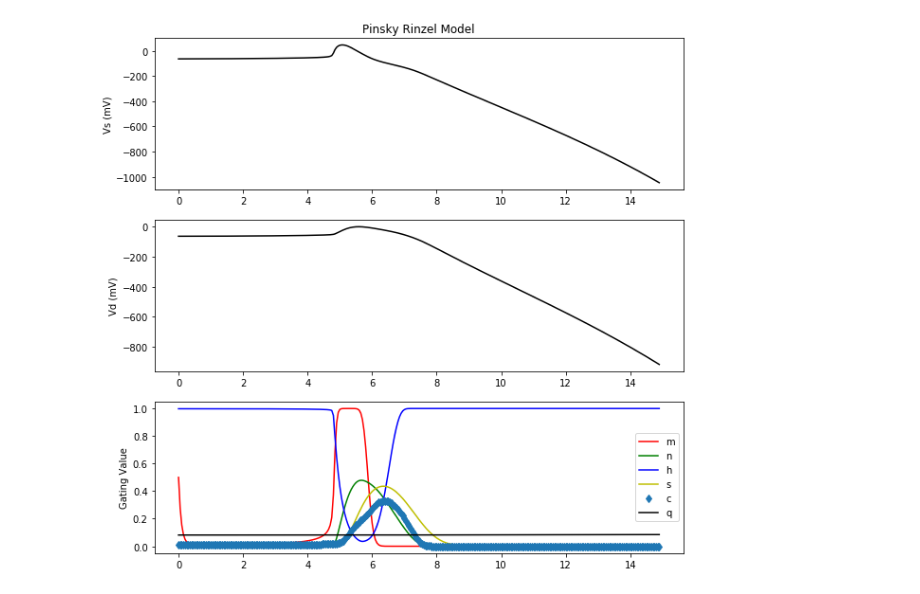
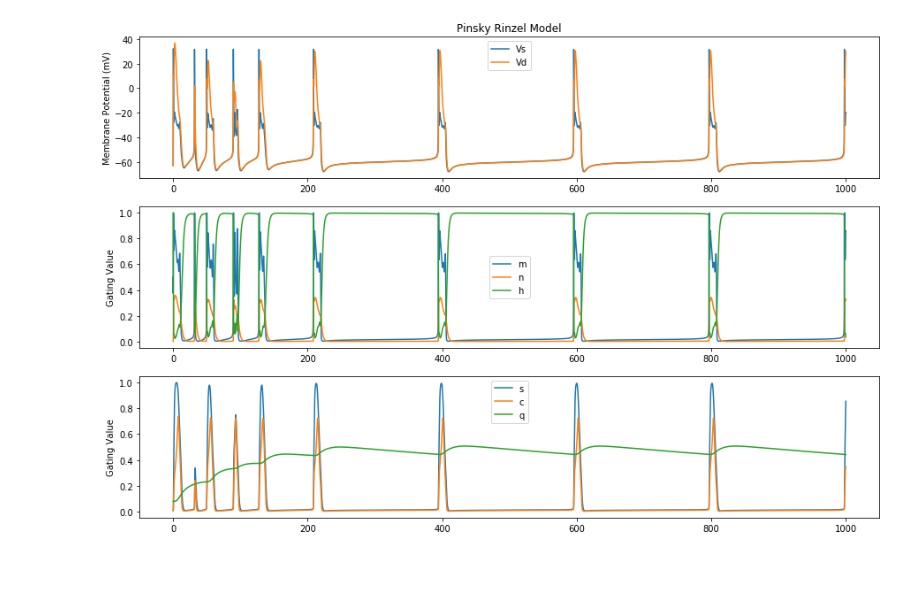
Before and after one commit to vaibhavi5/CA3, a Jupyter notebook: PinskyRinzel.ipynb, the cells around one changed output. Cells and saved outputs as stored; diff of their text form; code cells hidden in the pictures; blank space fills up the shorter version.

```diff
--- a/PinskyRinzel.ipynb
+++ b/PinskyRinzel.ipynb
@@ -4,10 +4,6 @@ import scipy as sp
 from scipy.integrate import odeint, solve_ivp
 import matplotlib.pyplot as plt
 # %%
-tmin = 0
-tmax = 10000
-dt = 0.05
-
 #Constants
 Gna = 30
 Gkdr = 15
@@ -21,10 +17,10 @@ Vk = -75
 Vca = 80
 Vl = -60
 p = 0.5
-#Ca =
-Cm = 3
+Ca = 0.21664282
+Cm = 1
 
-Isapp = 0.3
-Idapp = 0
+Isapp = 0
+Idapp = 2.5
 # %%
 #Alpha and Beta functions and Chi
@@ -116,40 +118,37 @@ def dVdt(V, t):
 
     return dvsdt, dvddt, dmdt, dndt, dhdt, dsdt, dcdt, dqdt, dCadt
 # %%
+tmin, tmax, dt = 0, 1000, 0.01
 T = np.arange(tmin,tmax,dt)
+
 V0 = [-62.89223689, -62.98248752, 0.5, 0.00068604, 0.99806345, 0.01086703, 0.00809387, 0.0811213, 0.21664282] #Initital values need to be feeded
 sol = odeint(dVdt, V0, T)
 # %%
-Vs = sol[:,0]
-Vd = sol[:,1]
-m = sol[:,2]
-n = sol[:,3]
-h = sol[:,4]
-s = sol[:,5]
-c = sol[:,6]
-q = sol[:,7]
+Vs, Vd, m, n, h, s, c, q, Ca = sol.T
 
-plt.figure(figsize=(10, 10))
+plt.figure(figsize=(15, 10))
 
 plt.subplot(3,1,1)
 plt.title('Pinsky Rinzel Model')
-plt.plot(T, Vs, 'k')
-plt.ylabel('Vs (mV)')
+plt.plot(T, Vs, label = 'Vs')
+plt.plot(T, Vd, label = 'Vd')
+plt.ylabel('Membrane Potential (mV)')
+plt.legend()
 
 plt.subplot(3,1,2)
-plt.plot(T, Vd, 'k')
-plt.ylabel('Vd (mV)')
+plt.plot(T, m, label='m')
+plt.plot(T, n, label='n')
+plt.plot(T, h, label='h')
+plt.ylabel('Gating Value')
+plt.legend()
 
 plt.subplot(3,1,3)
-plt.plot(T, m, 'r', label='m')
-plt.plot(T, n, 'g', label='n')
-plt.plot(T, h, 'b', label='h')
-plt.plot(T, s, 'y', label='s')
-plt.plot(T, c, 'd', label='c')
-plt.plot(T, q, 'k', label='q')
+plt.plot(T, s, label='s')
+plt.plot(T, c, label='c')
+plt.plot(T, q, label='q')
 plt.ylabel('Gating Value')
 plt.legend()
 
 plt.show()
 # %% [output]
-[figure, old version]
+[figure, new version]
```
Also changed, not shown: parts of 2 cells of this notebook.
